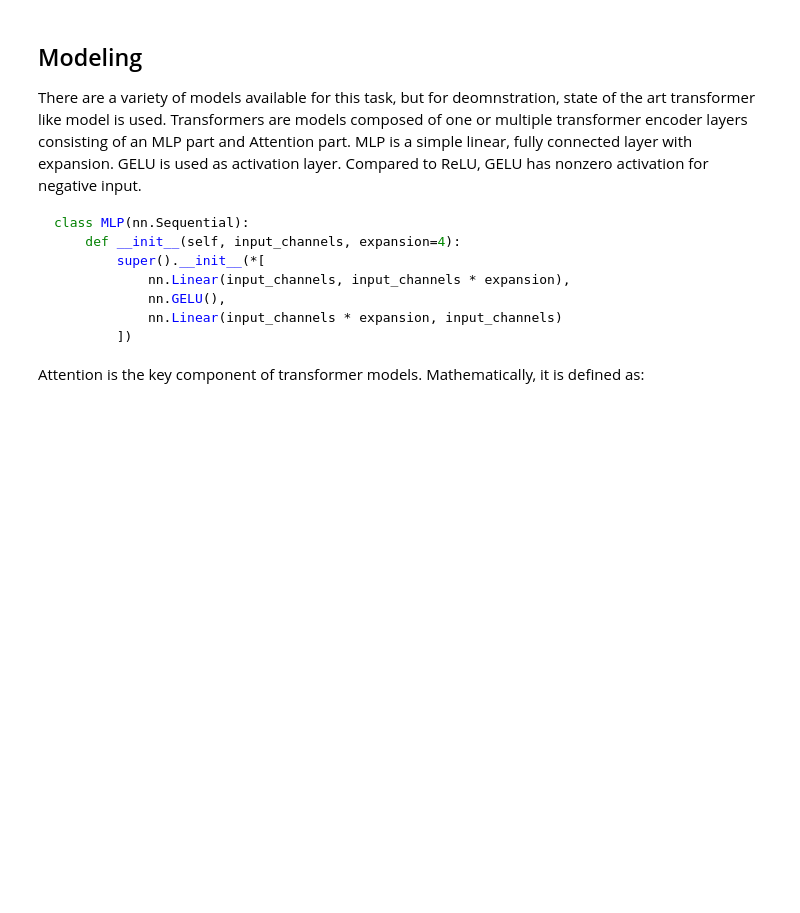
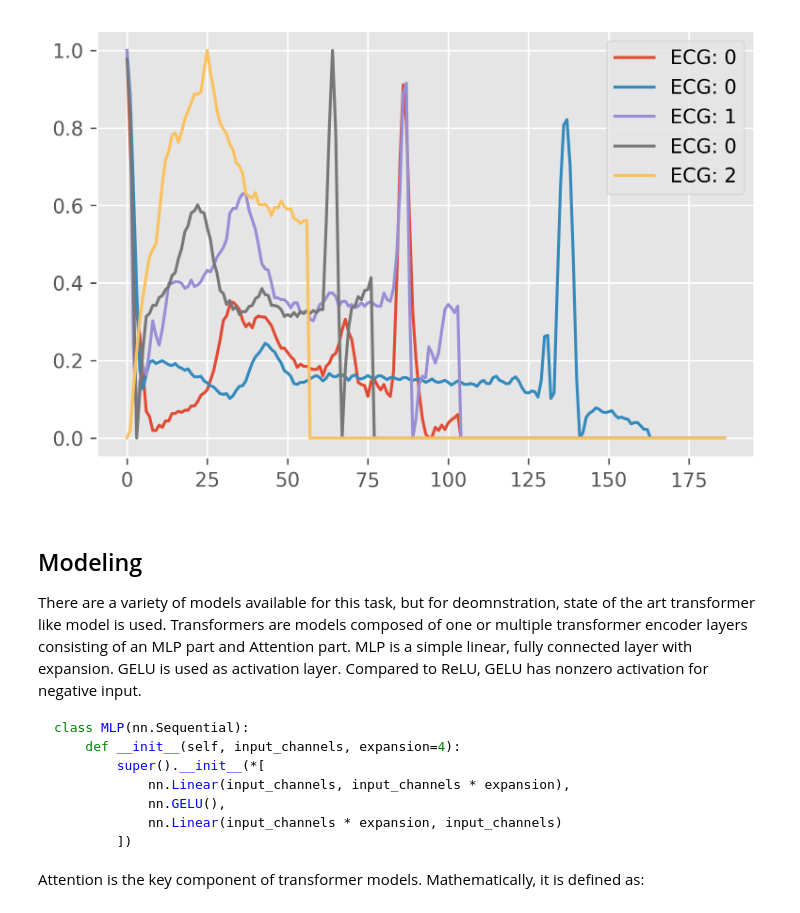
Before and after one commit to branislavhesko/ecg-classification, a Jupyter notebook: notebooks/ecg_classification.ipynb, the cells around one changed output. Cells and saved outputs as stored; diff of their text form; code cells hidden in the pictures; blank space fills up the shorter version.

Commit message:
added some visualizations

```diff
--- a/notebooks/ecg_classification.ipynb
+++ b/notebooks/ecg_classification.ipynb
@@ -31,0 +37,18 @@ In this short application, a simple classification of the ECG waveform is shown.
+# %%
+NUM_EXAMPLES = 5
+config = EcgConfig()
+data_loaders = get_data_loaders(EcgConfig().dataset)
+
+plt.figure(1, dpi=300)
+labels = []
+
+for idx, data in enumerate(data_loaders[Mode.train]):
+    if idx == NUM_EXAMPLES:
+        break
+    plt.plot(data[0][0, ...].squeeze().numpy())
+    labels.append(int(data[1][0, ...].numpy()))
+
+plt.legend([f"ECG: {label}" for label in labels])
+plt.show()
+# %% [output]
+[figure, added]
```
Also changed, not shown: parts of 3 cells of this notebook, 1 other file.
